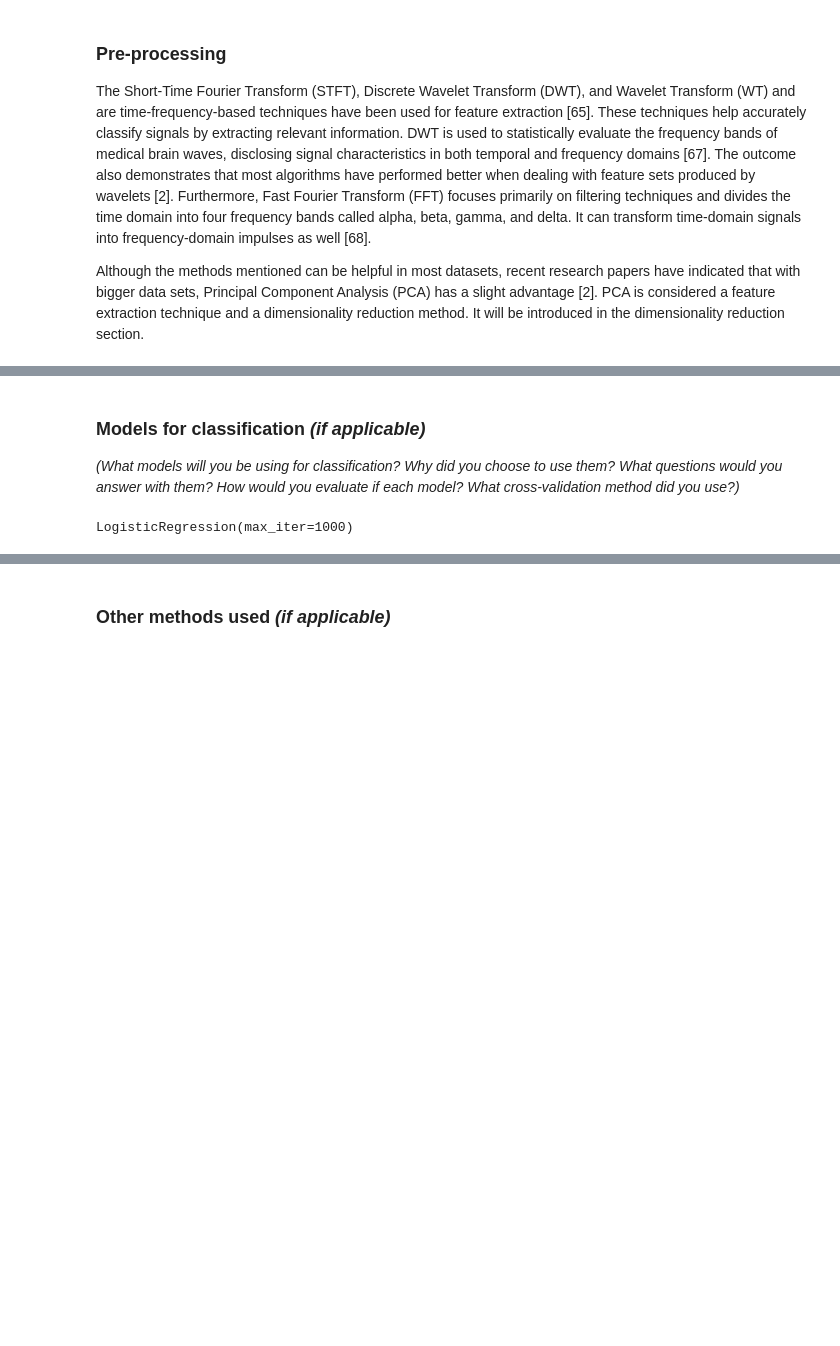
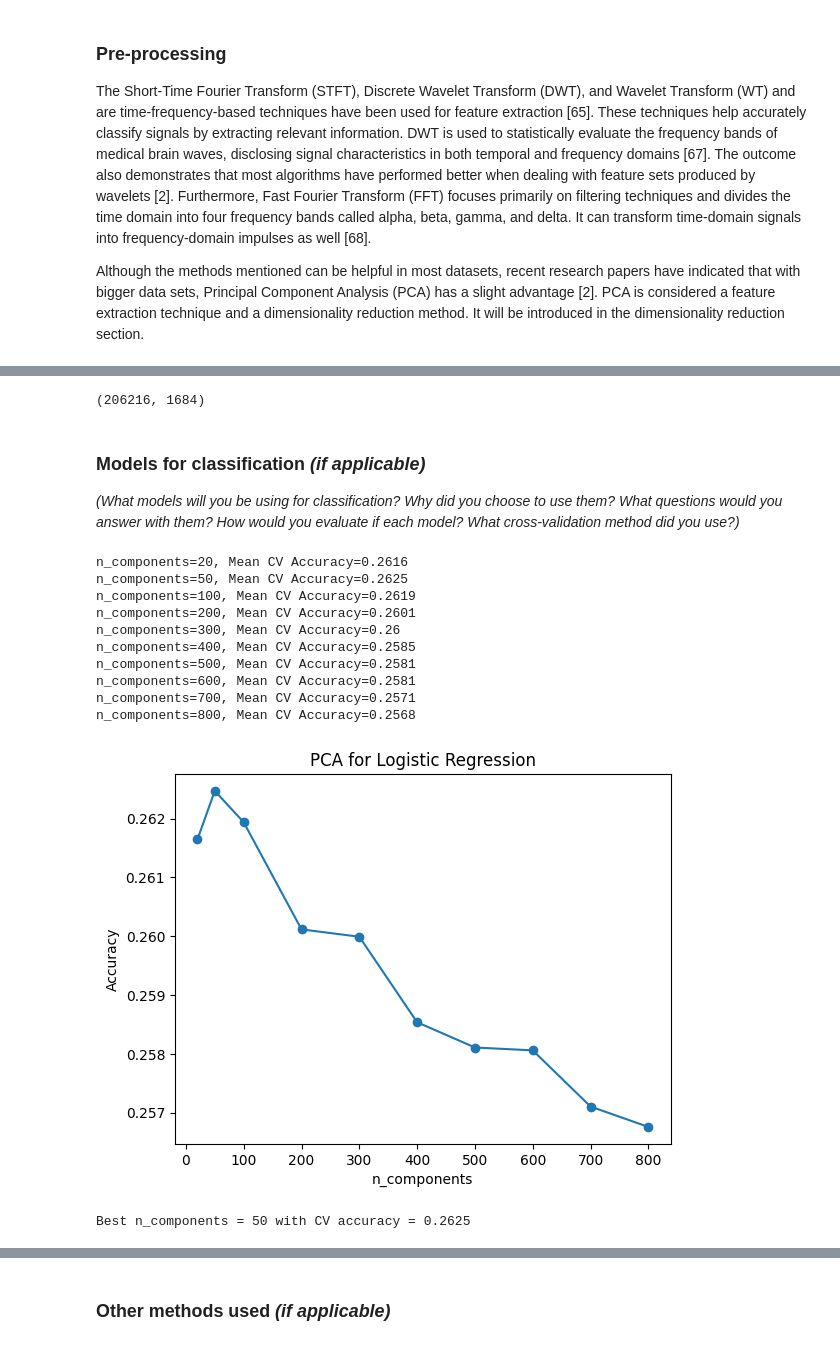
Before and after one commit to sthuy9804/cmse381-final-project, a Jupyter notebook: ProjectTemplate.ipynb, the cells around one changed output, grey strips where cells are left out. Drawn from its saved outputs; the diff is of its cells as text; code cells hidden in the pictures; blank space fills up the shorter version.

```diff
--- a/ProjectTemplate.ipynb
+++ b/ProjectTemplate.ipynb
@@ -200,10 +215,12 @@ method. It will be introduced in the dimensionality reduction section.
 # %%
-# # reduce each first before combining
+# reduce each first before combining
 # X_dwt_pca = PCA(n_components=100).fit_transform(X_dwt)
 # X_stft_pca = PCA(n_components=100).fit_transform(X_stft)
 
-# X_features = np.hstack([X_dwt, X_stft])
-# X_features.shape
+X_features = np.hstack([X_dwt, X_stft])
+X_features.shape
+# %% [output]
+(206216, 1684)
 # %%
 # pca = PCA(n_components=400)
 # X_features = pca.fit_transform(X)
@@ -219,13 +236,45 @@ X_test_scale = scaler.transform(X_test)
 # %% [markdown]
 ### Models for classification _(if applicable)_
 _(What models will you be using for classification? Why did you choose to use them? What questions would you answer with them? How would you evaluate if each model? What cross-validation method did you use?)_
-# %%
-if isinstance(y, pd.DataFrame):
-    y = y.iloc[:, 0]
-
-logreg = LogisticRegression(max_iter=1000, solver='lbfgs')
-cv_scores = cross_val_score(logreg, X_train_scale, y_train, cv=5, n_jobs=-1)
-logreg.fit(X_train_scale, y_train)
-# %% [output]
-LogisticRegression(max_iter=1000)
+# %%
+from sklearn.pipeline import Pipeline
+
+n_components_list = [20, 50, 100, 200, 300, 400, 500, 600, 700, 800]
+
+mean_scores = []
+
+for n in n_components_list:
+    pipeline = Pipeline([
+        ('pca', PCA(n_components=n)),
+        ('logreg', LogisticRegression(max_iter=1000, solver='lbfgs'))
+    ])
+
+    scores = cross_val_score(pipeline, X_train_scale, y_train, cv=5, n_jobs=-1)
+    mean_score = scores.mean()
+    mean_scores.append(mean_score)
+    print(f'n_components={n}, Mean CV Accuracy={round(mean_score, 4)}')
+
+# Plot
+plt.plot(n_components_list, mean_scores, marker='o')
+plt.xlabel("n_components")
+plt.ylabel("Accuracy")
+plt.title("PCA for Logistic Regression")
+plt.show()
+
+# Pick best
+best_n = n_components_list[np.argmax(mean_scores)]
+print(f"Best n_components = {best_n} with CV accuracy = {round(max(mean_scores), 4)}")
+# %% [output]
+n_components=20, Mean CV Accuracy=0.2616
+n_components=50, Mean CV Accuracy=0.2625
+n_components=100, Mean CV Accuracy=0.2619
+n_components=200, Mean CV Accuracy=0.2601
+n_components=300, Mean CV Accuracy=0.26
+n_components=400, Mean CV Accuracy=0.2585
+n_components=500, Mean CV Accuracy=0.2581
+n_components=600, Mean CV Accuracy=0.2581
+n_components=700, Mean CV Accuracy=0.2571
+n_components=800, Mean CV Accuracy=0.2568
+[figure, added]
+Best n_components = 50 with CV accuracy = 0.2625
 # %%
```
Also changed, not shown: parts of 25 cells of this notebook.
